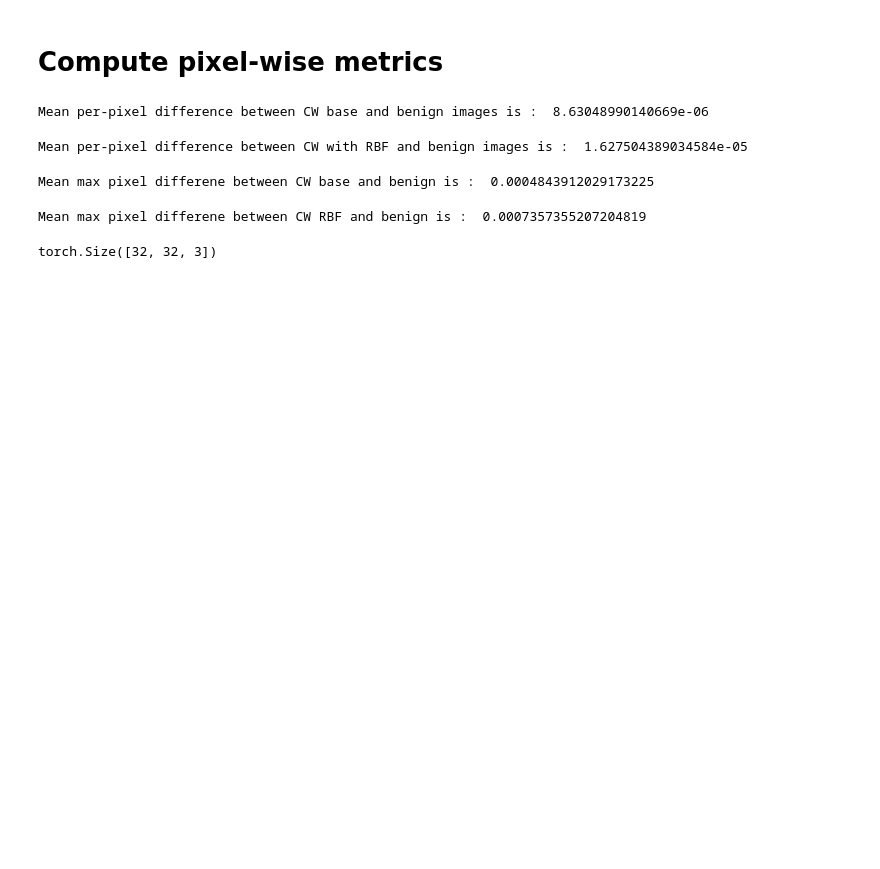
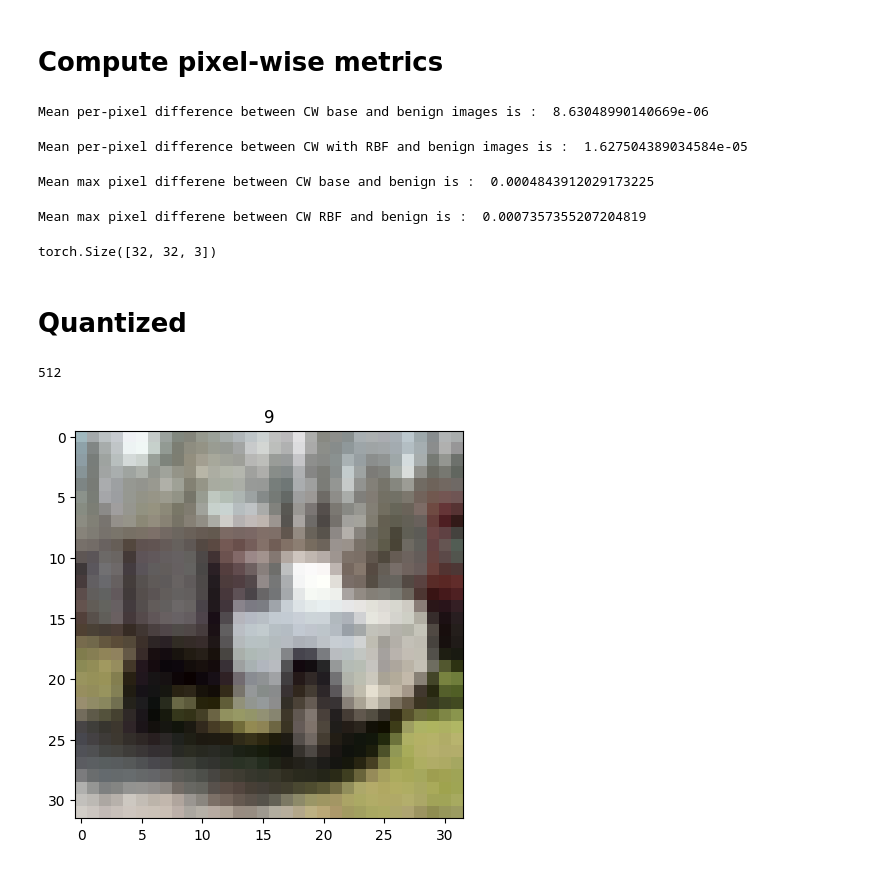
Before and after one commit to zainsarwar865/SparseDNNs, a Jupyter notebook: analysis.ipynb, the cells around one changed output. Drawn from its saved outputs; the diff is of its cells as text; code cells hidden in the pictures; blank space fills up the shorter version.

```diff
--- a/analysis.ipynb
+++ b/analysis.ipynb
@@ -170,3 +172,33 @@ for idx in range(20):
 cw_rbf.shape
 # %% [output]
 torch.Size([32, 32, 3])
+# %% [markdown]
+# Quantized
+# %%
+base_path = "/bigstor/zsarwar/SparseDNNs/MT_CIFAR10_full_10_d5f3f545a0883adb9c8f98e2a6ba4ac7/MT_Baseline_64532bf03dea249a46b41a734c5fc63b/"
+images_cw_base = "Adversarial_Datasets/CW_adv_samples_5120_test_detector-type-Quantized_integrated-False.pickle"
+images_cw_rbf = "Adversarial_Datasets/CW_adv_samples_512_test_detector-type-Quantized_integrated-True.pickle"
+images_benign_base = "Benign_Datasets/CW_benign_samples_512_test_detector-type-Quantized_integrated-True.pickle"
+
+images_cw_base = os.path.join(base_path, images_cw_base)
+images_cw_rbf = os.path.join(base_path, images_cw_rbf)
+images_benign_base = os.path.join(base_path, images_benign_base)
+# %%
+with open(images_cw_base, 'rb') as in_file:
+    images_cw_base = pickle.load(in_file)
+
+with open(images_cw_rbf, 'rb') as in_file:
+    images_cw_rbf = pickle.load(in_file)
+
+with open(images_benign_base, 'rb') as in_file:
+    images_benign_base = pickle.load(in_file)
+# %%
+len(images_benign_base[0])
+# %% [output]
+512
+# %%
+idx = 41
+# %%
+imshow(images_cw_base[0][idx], title=images_cw_base[1][idx].item())
+# %% [output]
+[figure, added]
```
Also changed, not shown: parts of 15 cells of this notebook, 8 other files.
